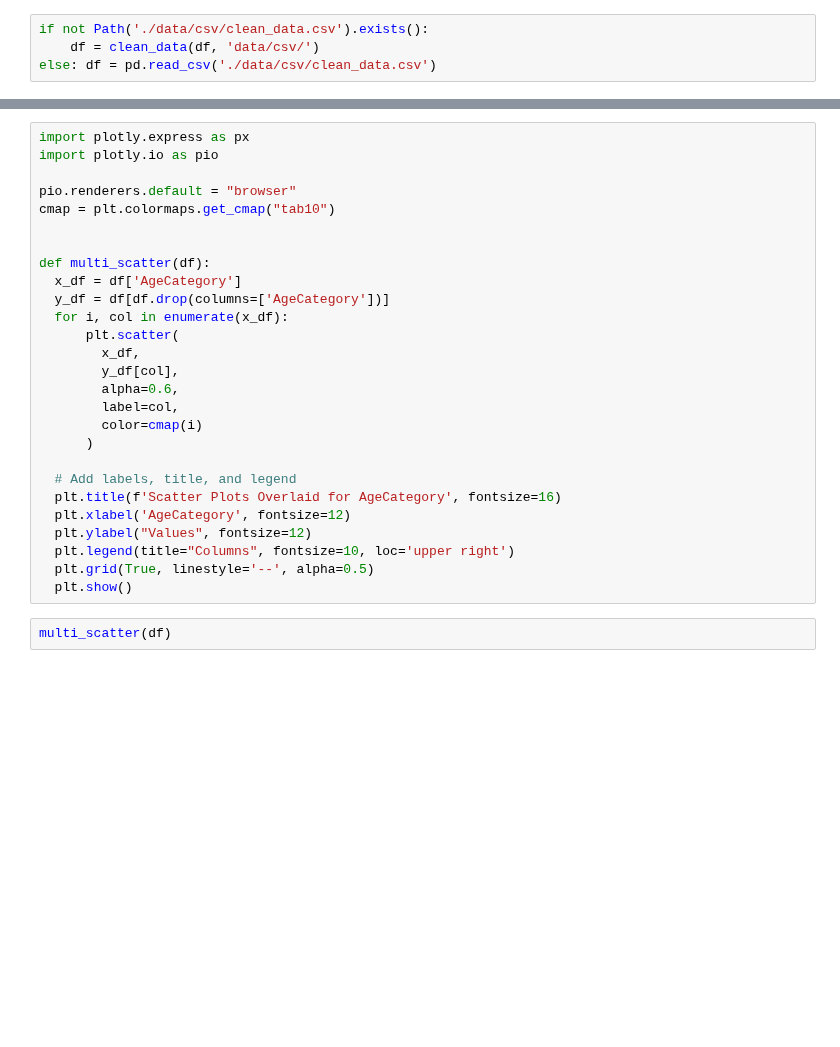
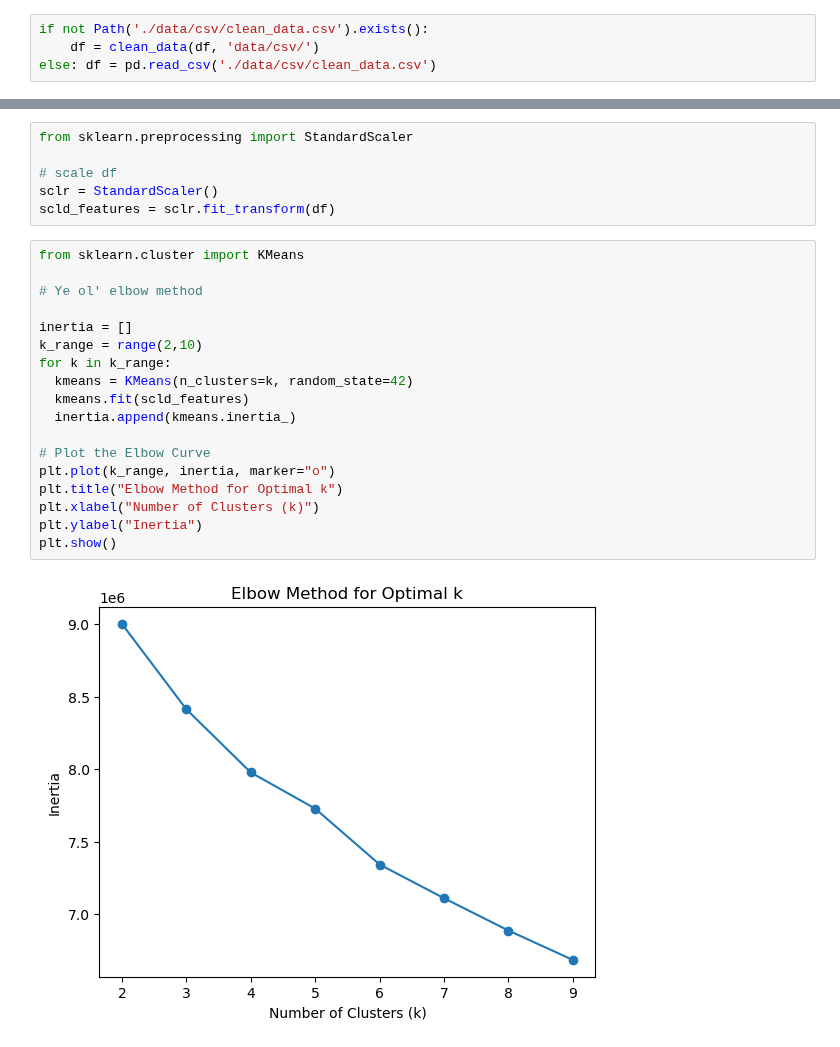
Before and after one commit to wetek-io/Project_2, a Jupyter notebook: main.ipynb, the cells around one changed output, grey strips where cells are left out. Cells and saved outputs as stored; diff of their text form; blank space fills up the shorter version.

```diff
--- a/main.ipynb
+++ b/main.ipynb
@@ -39,29 +67,26 @@ df
-# %%
-import plotly.express as px
-import plotly.io as pio
-
-pio.renderers.default = "browser"
-cmap = plt.colormaps.get_cmap("tab10")
-
-
-def multi_scatter(df):
-  x_df = df['AgeCategory']
-  y_df = df[df.drop(columns=['AgeCategory'])]
-  for i, col in enumerate(x_df):
-      plt.scatter(
-        x_df,
-        y_df[col],
-        alpha=0.6,
-        label=col,
-        color=cmap(i)
-      )
-
-  # Add labels, title, and legend
-  plt.title(f'Scatter Plots Overlaid for AgeCategory', fontsize=16)
-  plt.xlabel('AgeCategory', fontsize=12)
-  plt.ylabel("Values", fontsize=12)
-  plt.legend(title="Columns", fontsize=10, loc='upper right')
-  plt.grid(True, linestyle='--', alpha=0.5)
-  plt.show()
-# %%
-multi_scatter(df)
+# %%
+from sklearn.preprocessing import StandardScaler
+
+# scale df
+sclr = StandardScaler()
+scld_features = sclr.fit_transform(df)
+# %%
+from sklearn.cluster import KMeans
+
+# Ye ol' elbow method
+
+inertia = []
+k_range = range(2,10)
+for k in k_range:
+  kmeans = KMeans(n_clusters=k, random_state=42)
+  kmeans.fit(scld_features)
+  inertia.append(kmeans.inertia_)
+
+# Plot the Elbow Curve
+plt.plot(k_range, inertia, marker="o")
+plt.title("Elbow Method for Optimal k")
+plt.xlabel("Number of Clusters (k)")
+plt.ylabel("Inertia")
+plt.show()
+# %% [output]
+[figure, added]
```
Also changed, not shown: parts of 4 cells of this notebook, 1 other file.
